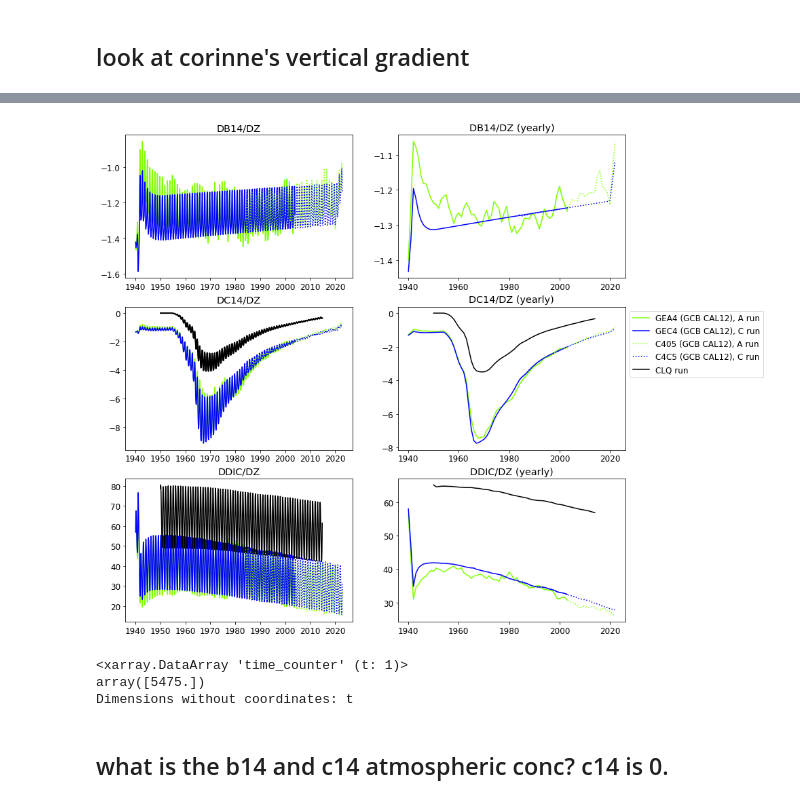
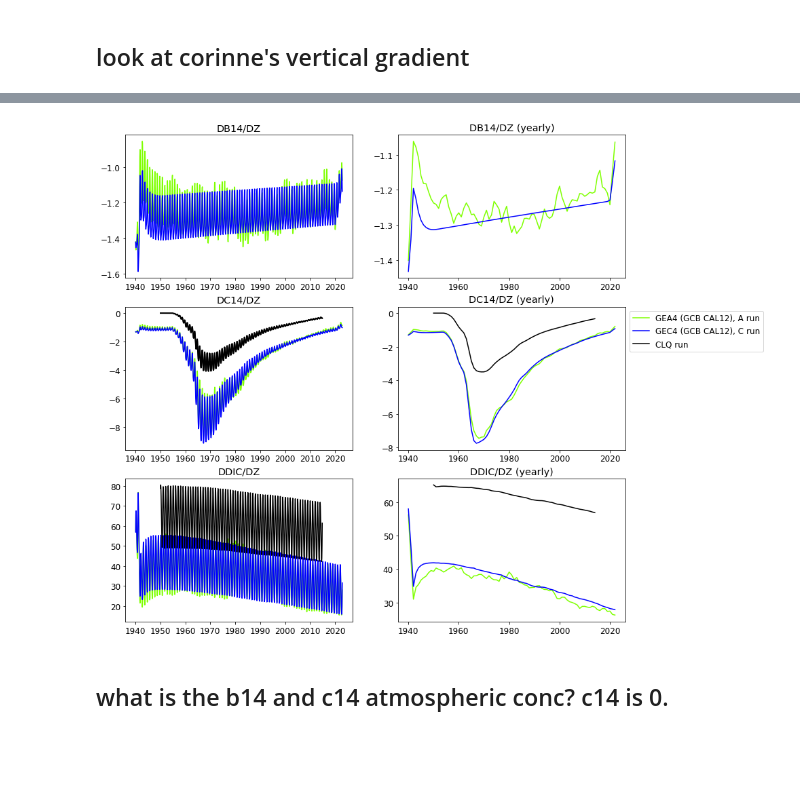
Before and after one commit to tjarnikova/C14, a Jupyter notebook: make_verticalgradient.ipynb, the cells around one changed output, grey strips where cells are left out. Cells and saved outputs as stored; diff of their text form; code cells hidden in the pictures; blank space fills up the shorter version.

```diff
--- a/make_verticalgradient.ipynb
+++ b/make_verticalgradient.ipynb
@@ -115,9 +113,9 @@ if extract:
     area_surface = tmesh.tmask[0,0,:,:] * tmesh.e1t[0,:,:] * tmesh.e2t[0,:,:]
     area_16 = tmesh.tmask[0,16,:,:] * tmesh.e1t[0,:,:] * tmesh.e2t[0,:,:]
 
-    yrst = 1940; yrend = 2024
+    yrst = 1960; yrend = 1970
     tr = 'GEC4'
-    trs = ['GEA4','GEC4','C405', 'C4C5']
+    trs = ['GEA4']#,'GEC4']#,'C405', 'C4C5']
     for tr in trs:
         for yr in range(yrst,yrend):
 
@@ -269,8 +269,8 @@ def make_yearlist(yrst, yrend,rnam):
         ylist.append(t2[0])
     return ylist
 
-GEA4_c = xr.open_mfdataset(make_yearlist(1940,2003,'GEA4'))
-GEC4_c = xr.open_mfdataset(make_yearlist(1940,2003,'GEC4'))
+GEA4_c = xr.open_mfdataset(make_yearlist(1940,2022,'GEA4'))
+GEC4_c = xr.open_mfdataset(make_yearlist(1940,2022,'GEC4'))
 C4C5_c = xr.open_mfdataset(make_yearlist(1984,2022,'C4C5'))
 C405_c = xr.open_mfdataset(make_yearlist(1984,2022,'C405'))
 # %%
@@ -279,28 +279,16 @@ tf = 1e6
 fig, axs = plt.subplots(3,2, figsize=(12*fact, 12*fact), facecolor='w', edgecolor='k')
 axs = axs.ravel()
 
-# C4C5_time = C4C5_dc14dz.indexes['time_counter'].to_datetimeindex()
-# CLQ_time = CLQ_dc14dz.indexes['TIME_COUNTER']
 
 times = GEA4_c.indexes['time_counter'].to_datetimeindex()
 axs[0].plot(times, GEA4_c.DB14DZ, label = 'GEA4 (GCB CAL12), A run', color = 'chartreuse')
 times = GEC4_c.indexes['time_counter'].to_datetimeindex()
 axs[0].plot(times, GEC4_c.DB14DZ, label = 'GEC4 (GCB CAL12), C run', color = 'b')
 
-times = C405_c.indexes['time_counter'].to_datetimeindex()
-axs[0].plot(times, C405_c.DB14DZ, label = 'C405 (GCB CAL12), A run', color = 'chartreuse', linestyle = ':')
-times = C4C5_c.indexes['time_counter'].to_datetimeindex()
-axs[0].plot(times, C4C5_c.DB14DZ, label = 'C4C5 (GCB CAL12), C run', color = 'b', linestyle = ':')
-
 times = GEA4_c.indexes['time_counter'].to_datetimeindex()
 axs[2].plot(times, GEA4_c.DC14DZ, label = 'GEA4 (GCB CAL12), A run', color = 'chartreuse')
 times = GEC4_c.indexes['time_counter'].to_datetimeindex()
 axs[2].plot(times, GEC4_c.DC14DZ, label = 'GEC4 (GCB CAL12), C run', color = 'b')
-
-times = C405_c.indexes['time_counter'].to_datetimeindex()
-axs[2].plot(times, C405_c.DC14DZ, label = 'C405 (GCB CAL12), A run', color = 'chartreuse', linestyle = ':')
-times = C4C5_c.indexes['time_counter'].to_datetimeindex()
-axs[2].plot(times, C4C5_c.DC14DZ, label = 'C4C5 (GCB CAL12), C run', color = 'b', linestyle = ':')
 
 axs[2].plot(CLQ_dc14dz.TIME_COUNTER,CLQ_dc14dz.DC14DZ, color = 'k', linewidth = 2)
 
@@ -309,10 +297,6 @@ axs[4].plot(times, GEA4_c.DDICDZ*tf, label = 'GEA4 (GCB CAL12), A run', color =
 times = GEC4_c.indexes['time_counter'].to_datetimeindex()
 axs[4].plot(times, GEC4_c.DDICDZ*tf, label = 'GEC4 (GCB CAL12), C run', color = 'b')
 
-times = C405_c.indexes['time_counter'].to_datetimeindex()
-axs[4].plot(times, C405_c.DDICDZ*tf, label = 'C405 (GCB CAL12), A run', color = 'chartreuse', linestyle = ':')
-times = C4C5_c.indexes['time_counter'].to_datetimeindex()
-axs[4].plot(times, C4C5_c.DDICDZ*tf, label = 'C4C5 (GCB CAL12), C run', color = 'b', linestyle = ':')
 axs[4].plot(CLQ_dc14dz.TIME_COUNTER,\
             CLQ_dc14dz.DDICDZ*tf, color = 'k', label = 'CLQ,run')
 ###
@@ -321,65 +305,37 @@ times = GEA4_c.time_counter.groupby('time_counter.year').mean().year
 axs[0+1].plot(times, GEA4_c.DB14DZ.groupby('time_counter.year').mean(), label = 'GEA4 (GCB CAL12), A run', color = 'chartreuse')
 times = GEC4_c.time_counter.groupby('time_counter.year').mean().year
 axs[0+1].plot(times, GEC4_c.DB14DZ.groupby('time_counter.year').mean(), label = 'GEC4 (GCB CAL12), C run', color = 'b')
-
-times = C405_c.time_counter.groupby('time_counter.year').mean().year
-axs[0+1].plot(times, C405_c.DB14DZ.groupby('time_counter.year').mean(), label = 'C405 (GCB CAL12), A run',\
-              color = 'chartreuse', linestyle = ':')
-times = C4C5_c.time_counter.groupby('time_counter.year').mean().year
-axs[0+1].plot(times, C4C5_c.DB14DZ.groupby('time_counter.year').mean(), label = 'C4C5 (GCB CAL12), C run',\
-              color = 'b', linestyle = ':')
 
 axs[2].plot(CLQ_dc14dz.TIME_COUNTER,\
             CLQ_dc14dz.DC14DZ, color = 'k', label = 'CLQ,run')
 
 
 times = GEA4_c.time_counter.groupby('time_counter.year').mean().year
 axs[2+1].plot(times, GEA4_c.DC14DZ.groupby('time_counter.year').mean(), label = 'GEA4 (GCB CAL12), A run', color = 'chartreuse')
 times = GEC4_c.time_counter.groupby('time_counter.year').mean().year
 axs[2+1].plot(times, GEC4_c.DC14DZ.groupby('time_counter.year').mean(), label = 'GEC4 (GCB CAL12), C run', color = 'b')
 
-times = C405_c.time_counter.groupby('time_counter.year').mean().year
-axs[2+1].plot(times, C405_c.DC14DZ.groupby('time_counter.year').mean(), label = 'C405 (GCB CAL12), A run',\
-              color = 'chartreuse', linestyle = ':')
-times = C4C5_c.time_counter.groupby('time_counter.year').mean().year
-axs[2+1].plot(times, C4C5_c.DC14DZ.groupby('time_counter.year').mean(), label = 'C4C5 (GCB CAL12), C run',\
-              color = 'b', linestyle = ':')
 axs[2+1].plot(CLQ_dc14dz.TIME_COUNTER.groupby('TIME_COUNTER.year').mean().year,\
             CLQ_dc14dz.DC14DZ.groupby('TIME_COUNTER.year').mean(), color = 'k', label = 'CLQ run')
 
 
 
 times = GEA4_c.time_counter.groupby('time_counter.year').mean().year
 axs[4+1].plot(times, GEA4_c.DDICDZ.groupby('time_counter.year').mean()*tf, label = 'GEA4 (GCB CAL12), A run', color = 'chartreuse')
 times = GEC4_c.time_counter.groupby('time_counter.year').mean().year
 axs[4+1].plot(times, GEC4_c.DDICDZ.groupby('time_counter.year').mean()*tf, label = 'GEC4 (GCB CAL12), C run', color = 'b')
 
-times = C405_c.time_counter.groupby('time_counter.year').mean().year
-axs[4+1].plot(times, C405_c.DDICDZ.groupby('time_counter.year').mean()*tf, label = 'C405 (GCB CAL12), A run',\
-              color = 'chartreuse', linestyle = ':')
-times = C4C5_c.time_counter.groupby('time_counter.year').mean().year
-axs[4+1].plot(times, C4C5_c.DDICDZ.groupby('time_counter.year').mean()*tf, label = 'C4C5 (GCB CAL12), C run',\
-              color = 'b', linestyle = ':')
-
 axs[4+1].plot(CLQ_dc14dz.TIME_COUNTER.groupby('TIME_COUNTER.year').mean().year,\
             CLQ_dc14dz.DDICDZ.groupby('TIME_COUNTER.year').mean()*tf, color = 'k', label = 'CLQ run')
 
 
 axs[3].legend(bbox_to_anchor = [1,1])
 tits = ['DB14/DZ','DB14/DZ (yearly)','DC14/DZ','DC14/DZ (yearly)',\
        'DDIC/DZ','DDIC/DZ (yearly)']
 for i in range(0,6):
     axs[i].set_title(tits[i])
 # %% [output]
-[figure, old version]
+[figure, new version]
-# %%
-w = xr.open_dataset('/gpfs/data/greenocean/software/resources/ModelResources/RestartFiles/restart_19191231_opa_obs_v3.6_ncep.nc')
-
-w.time_counter
-# %% [output]
-<xarray.DataArray 'time_counter' (t: 1)>
-array([5475.])
-Dimensions without coordinates: t
 # %% [markdown]
 ## what is the b14 and c14 atmospheric conc? c14 is 0.
 # %%
```
Also changed, not shown: parts of 6 cells of this notebook, 2 other files.
